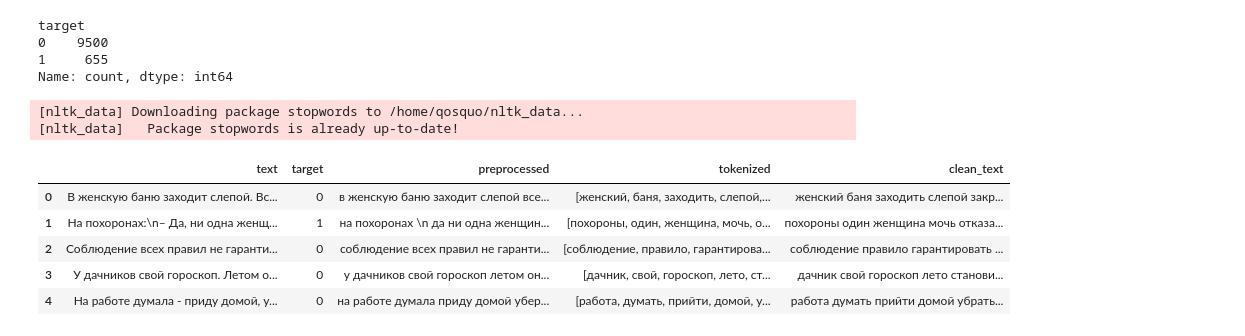
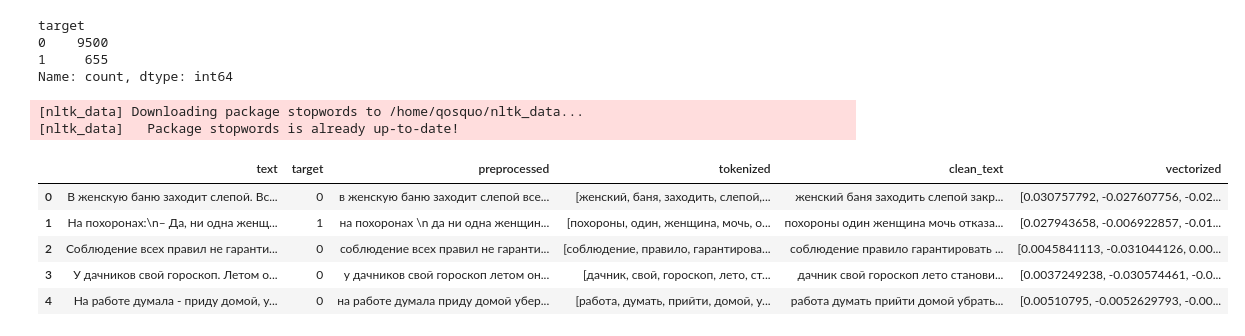
Before and after one commit to qosquo/trachtenberg, a Jupyter notebook: notebooks/jokes.ipynb, the cells around one changed output. Saved outputs shown, nothing was run; the diff lists cells and outputs as text; code cells hidden in the pictures.

```diff
--- a/notebooks/jokes.ipynb
+++ b/notebooks/jokes.ipynb
@@ -33,22 +33,23 @@ Name: count, dtype: int64
 # %%
 import sys
 import os
 sys.path.append('..')
-from src.preprocess import preprocess_text, tokenize_text
+from src.preprocess import preprocess_text, tokenize_text, vectorize
 
 df['preprocessed'] = df.text.apply(preprocess_text)
 df['tokenized'] = df['preprocessed'].apply(tokenize_text)
 df['clean_text'] = df['tokenized'].apply(lambda x: " ".join(x))
+df['vectorized'] = df.tokenized.apply(vectorize)
 df.head()
 # %% [output]
 [nltk_data] Downloading package stopwords to /home/qosquo/nltk_data...
 [nltk_data]   Package stopwords is already up-to-date!
-|  | text | target | preprocessed | tokenized | clean_text |
-| 0 | В женскую баню заходит слепой. Вс... | 0 | в женскую баню заходит слепой все... | [женский, баня, заходить, слепой,... | женский баня заходить слепой закр... |
-| 1 | На похоронах:\n– Да, ни одна женщ... | 1 | на похоронах \n да ни одна женщин... | [похороны, один, женщина, мочь, о... | похороны один женщина мочь отказа... |
-| 2 | Соблюдение всех правил не гаранти... | 0 | соблюдение всех правил не гаранти... | [соблюдение, правило, гарантирова... | соблюдение правило гарантировать ... |
-| 3 | У дачников свой гороскоп. Летом о... | 0 | у дачников свой гороскоп летом он... | [дачник, свой, гороскоп, лето, ст... | дачник свой гороскоп лето станови... |
-| 4 | На работе думала - приду домой, у... | 0 | на работе думала приду домой убер... | [работа, думать, прийти, домой, у... | работа думать прийти домой убрать... |
+|  | text | target | preprocessed | tokenized | clean_text | vectorized |
+| 0 | В женскую баню заходит слепой. Вс... | 0 | в женскую баню заходит слепой все... | [женский, баня, заходить, слепой,... | женский баня заходить слепой закр... | [0.030757792, -0.027607756, -0.02... |
+| 1 | На похоронах:\n– Да, ни одна женщ... | 1 | на похоронах \n да ни одна женщин... | [похороны, один, женщина, мочь, о... | похороны один женщина мочь отказа... | [0.027943658, -0.006922857, -0.01... |
+| 2 | Соблюдение всех правил не гаранти... | 0 | соблюдение всех правил не гаранти... | [соблюдение, правило, гарантирова... | соблюдение правило гарантировать ... | [0.0045841113, -0.031044126, 0.00... |
+| 3 | У дачников свой гороскоп. Летом о... | 0 | у дачников свой гороскоп летом он... | [дачник, свой, гороскоп, лето, ст... | дачник свой гороскоп лето станови... | [0.0037249238, -0.030574461, -0.0... |
+| 4 | На работе думала - приду домой, у... | 0 | на работе думала приду домой убер... | [работа, думать, прийти, домой, у... | работа думать прийти домой убрать... | [0.00510795, -0.0052629793, -0.00... |
 # %%
 import matplotlib.pyplot as plt
 from wordcloud import WordCloud
```
Also changed, not shown: parts of 11 cells of this notebook, 3 other files.
